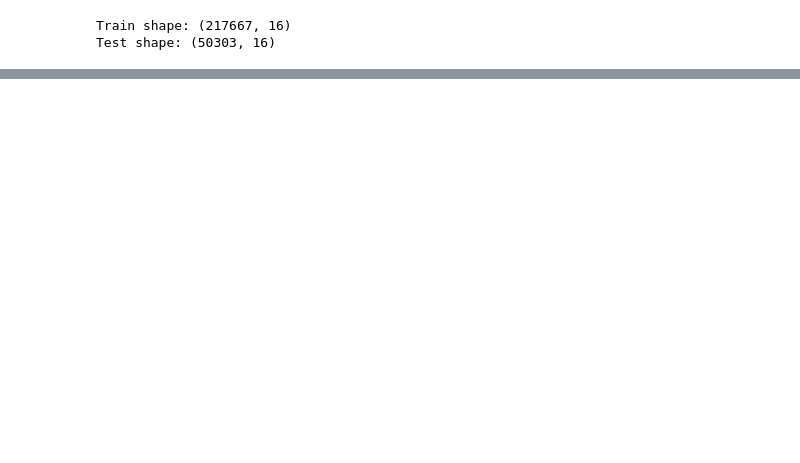
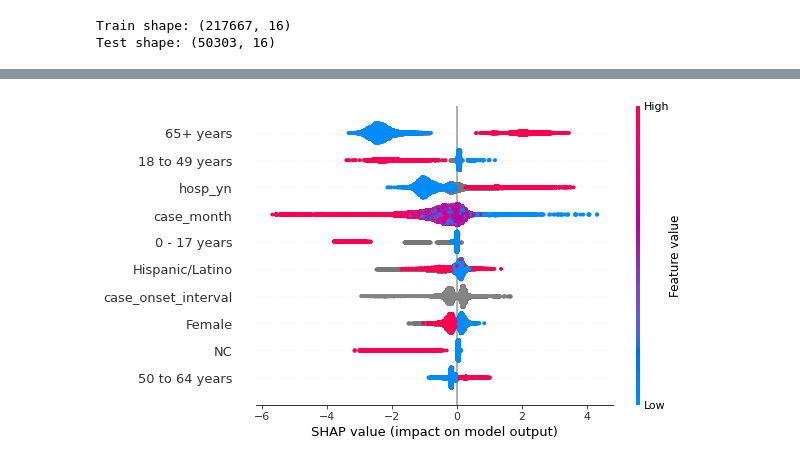
Before and after one commit to junkim1519/Covid19_Analysis, a Jupyter notebook: Covid19_Analysis.ipynb, the cells around one changed output, grey strips where cells are left out. Saved outputs shown, nothing was run; the diff lists cells and outputs as text; code cells hidden in the pictures; blank space fills up the shorter version.

```diff
--- a/Covid19_Analysis.ipynb
+++ b/Covid19_Analysis.ipynb
@@ -284,0 +264,7 @@ NC. Coefficient: -2.65
+# %%
+# Plot using SHAP
+explainer = shap.TreeExplainer(xgb, feature_names=columns)
+shap_values = explainer(X)
+shap.summary_plot(shap_values=shap_values, features=X, max_display=10)
+# %% [output]
+[figure, added]
```
Also changed, not shown: parts of 21 cells of this notebook.
